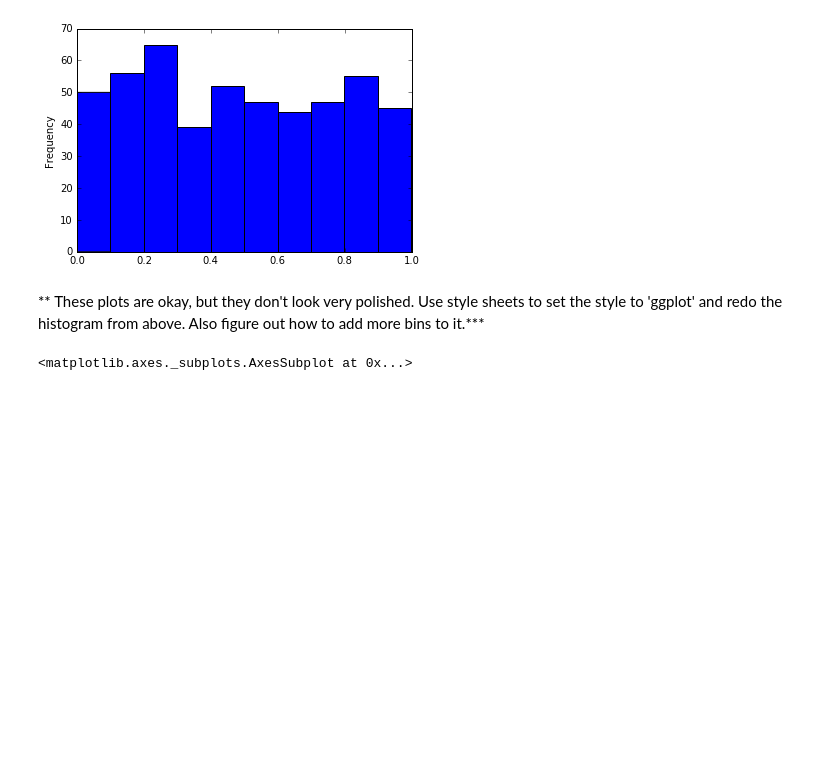
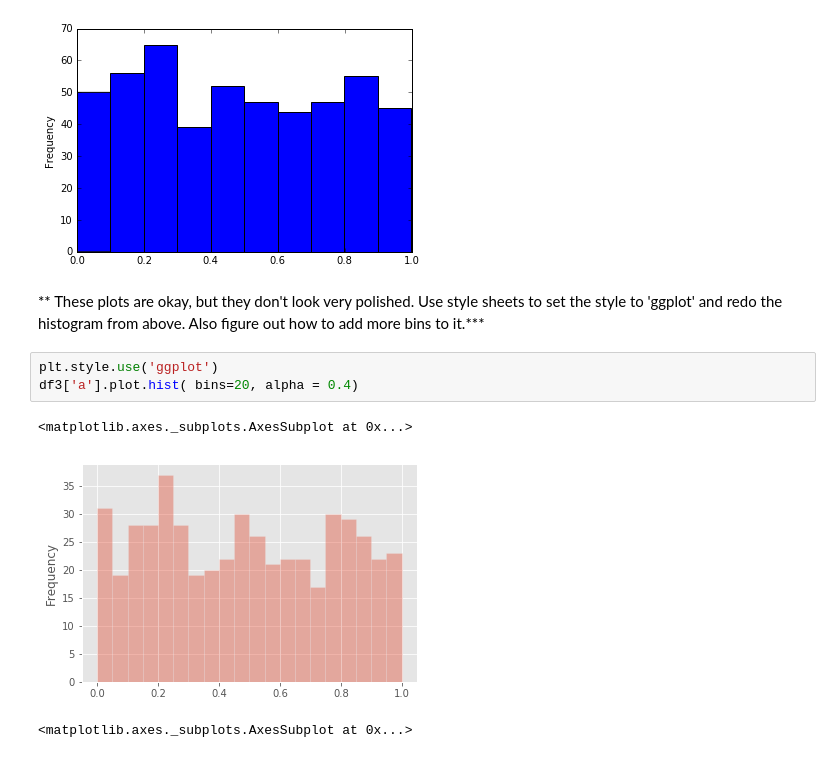
Before and after one commit to andyly25/Data-Science, a Jupyter notebook: d1_Py4DataSciAndMachineLearning/p06_PandasBuiltInDataViz/p06_2_pdvExercise.ipynb, the cells around one changed output. Drawn from its saved outputs; the diff is of its cells as text; blank space fills up the shorter version.

```diff
--- a/d1_Py4DataSciAndMachineLearning/p06_PandasBuiltInDataViz/p06_2_pdvExercise.ipynb
+++ b/d1_Py4DataSciAndMachineLearning/p06_PandasBuiltInDataViz/p06_2_pdvExercise.ipynb
@@ -42,6 +63,12 @@ df3.head()
 [figure]
 # %% [markdown]
 ** These plots are okay, but they don't look very polished. Use style sheets to set the style to 'ggplot' and redo the histogram from above. Also figure out how to add more bins to it.***
+# %%
+plt.style.use('ggplot')
+df3['a'].plot.hist( bins=20, alpha = 0.4)
+# %% [output]
+<matplotlib.axes._subplots.AxesSubplot at 0x...>
+[figure, added]
 # %%
 # %% [output]
 <matplotlib.axes._subplots.AxesSubplot at 0x...>
```
Also changed, not shown: parts of 9 cells of this notebook.
